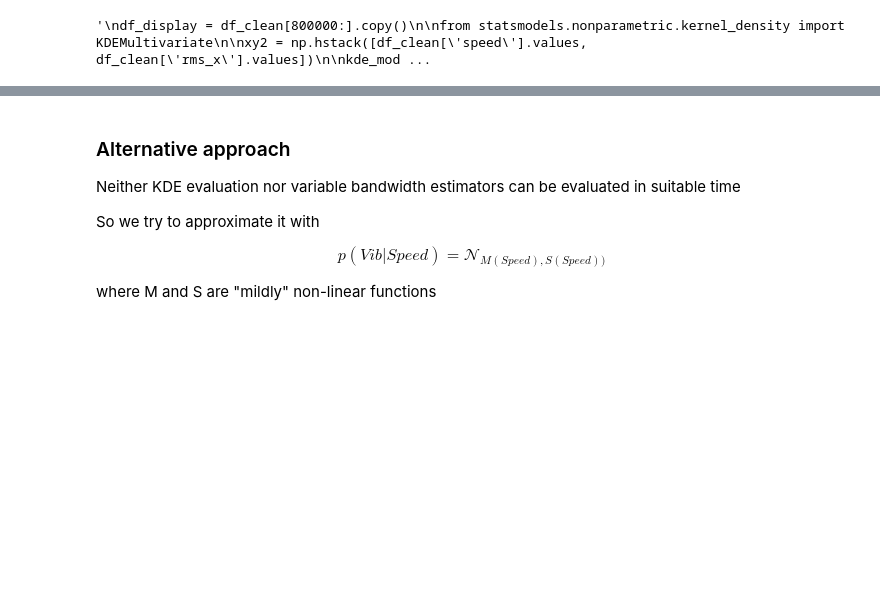
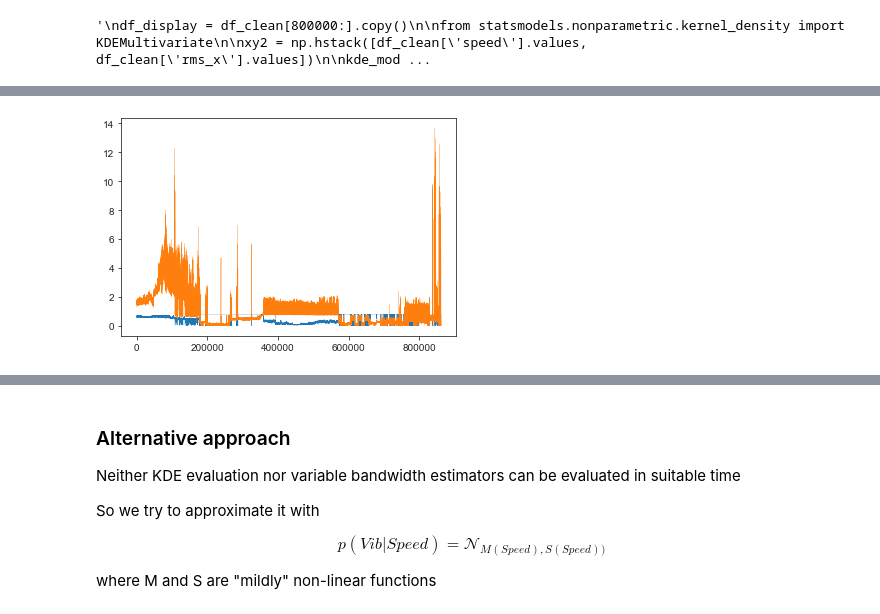
Before and after one commit to sedgewickmm18/notebooks-attic, a Jupyter notebook: PumpVibrationUseCaseInMoreDetail.ipynb, the cells around one changed output, grey strips where cells are left out. Drawn from its saved outputs; the diff is of its cells as text; code cells hidden in the pictures; blank space fills up the shorter version.

```diff
--- a/PumpVibrationUseCaseInMoreDetail.ipynb
+++ b/PumpVibrationUseCaseInMoreDetail.ipynb
@@ -345,0 +389,7 @@ Text(0.5, 1.0, 'Anomalies in bright colors')
+# %%
+# COPOD: adjust for skewness (more weight on left or right tail) for each dimension
+skewness = np.sign(skew(xy, axis=0))
+
+# apply skewness for each dimension: either take from the right or the left tail.
+U_skew = left_log_univariate_cdfs * -1 * np.sign(skewness - 1) + right_log_univariate_cdfs  * np.sign(skewness + 1)
+O = np.maximum(U_skew, np.add(left_log_univariate_cdfs, right_log_univariate_cdfs) / 2)
@@ -345,0 +399,5 @@ Text(0.5, 1.0, 'Anomalies in bright colors')
+# %%
+plt.plot(range(len(U_skew[:, 0])), U_skew[:,0], lw=0.2)
+plt.plot(range(len(U_skew[:, 1])), U_skew[:,1], lw=0.2);
+# %% [output]
+[figure, added]
```
Also changed, not shown: parts of 15 cells of this notebook.
